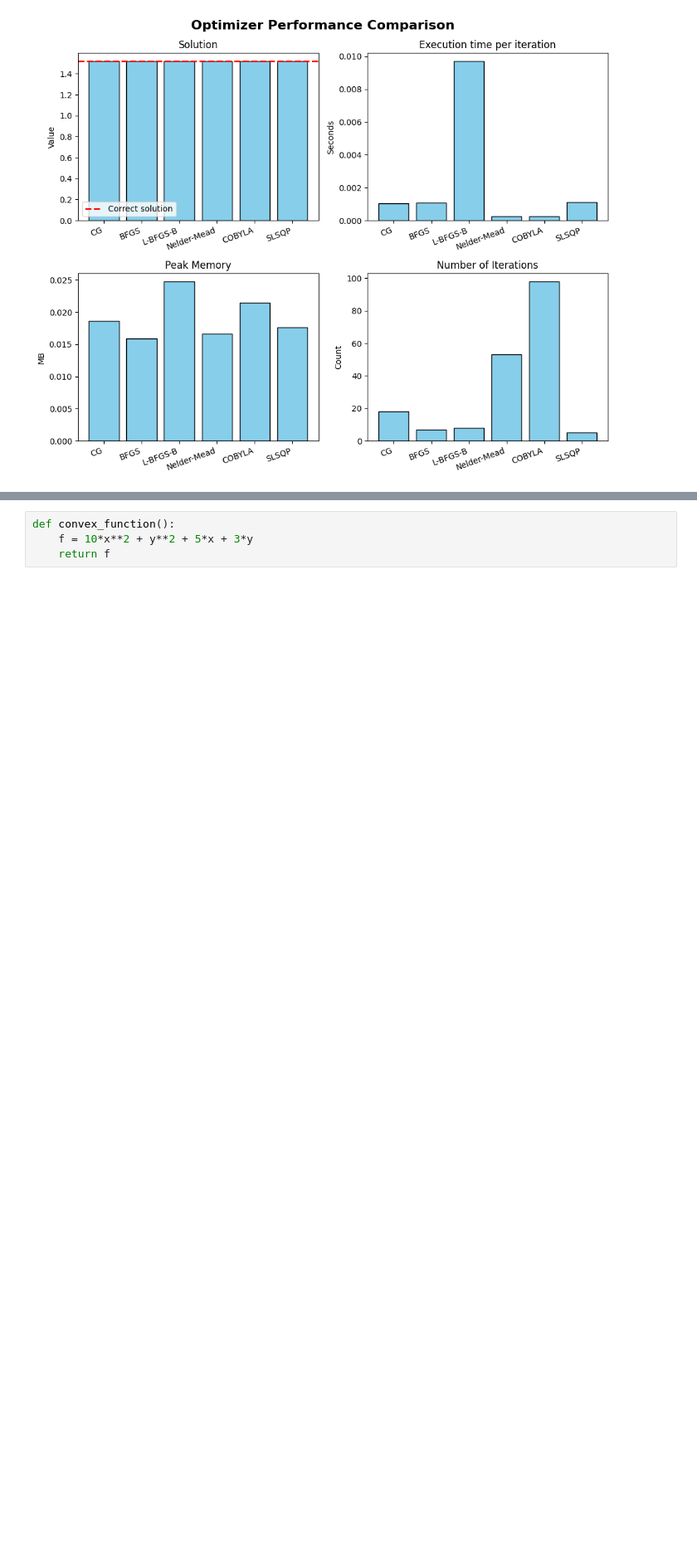
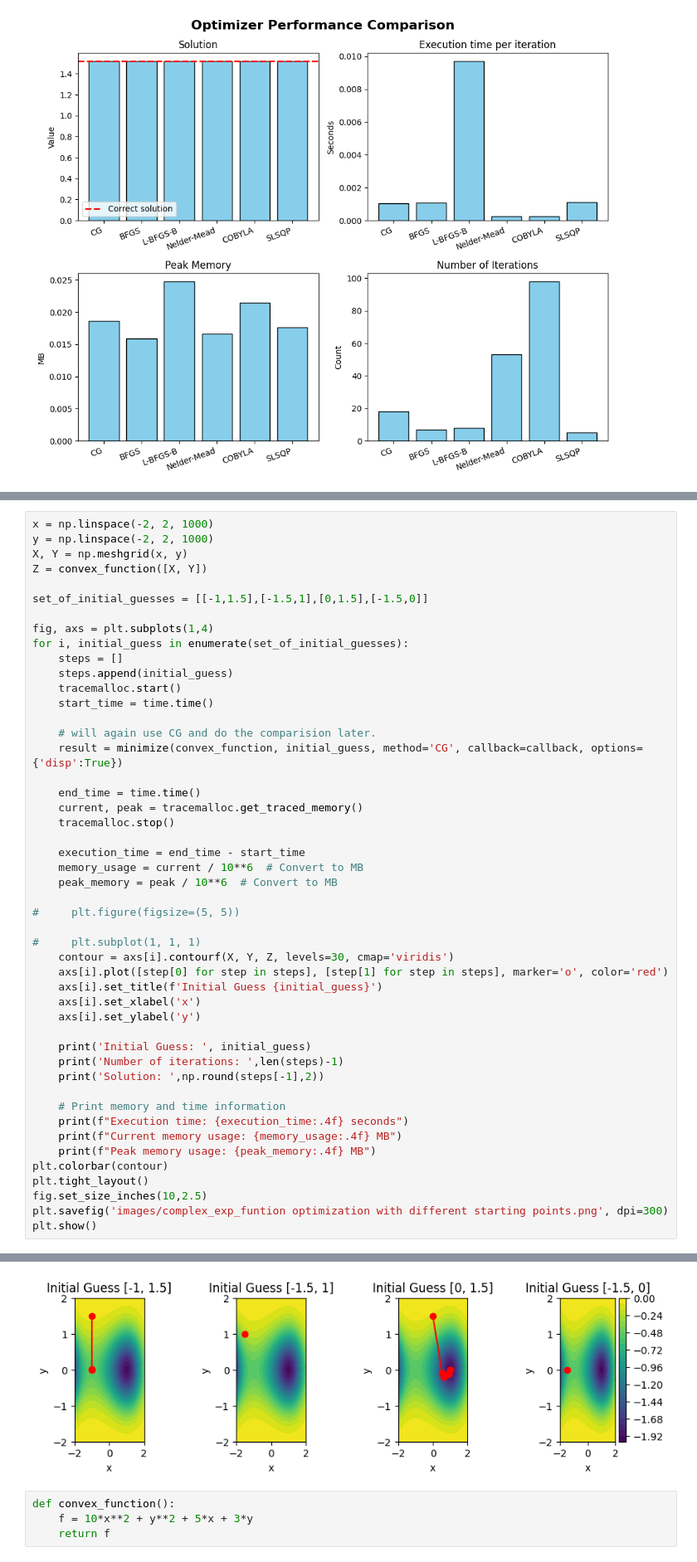
Before and after one commit to AkashHiregange/personal_projects, a Jupyter notebook: Optimization_algorithm_comparison/optimizers.ipynb, the cells around one changed output, grey strips where cells are left out. Shown at 83% size. Drawn from its saved outputs; the diff is of its cells as text; blank space fills up the shorter version.

Commit message:
Optimization tried with different starting point. For now, having some problem saving plots.

```diff
--- a/Optimization_algorithm_comparison/optimizers.ipynb
+++ b/Optimization_algorithm_comparison/optimizers.ipynb
@@ -396,0 +341,49 @@ Peak memory usage: 0.0210 MB
+# %%
+x = np.linspace(-2, 2, 1000)
+y = np.linspace(-2, 2, 1000)
+X, Y = np.meshgrid(x, y)
+Z = convex_function([X, Y])
+
+set_of_initial_guesses = [[-1,1.5],[-1.5,1],[0,1.5],[-1.5,0]]
+
+fig, axs = plt.subplots(1,4)
+for i, initial_guess in enumerate(set_of_initial_guesses):
+    steps = []
+    steps.append(initial_guess)
+    tracemalloc.start()
+    start_time = time.time()
+
+    # will again use CG and do the comparision later.
+    result = minimize(convex_function, initial_guess, method='CG', callback=callback, options={'disp':True})
+
+    end_time = time.time()
+    current, peak = tracemalloc.get_traced_memory()
+    tracemalloc.stop()
+
+    execution_time = end_time - start_time
+    memory_usage = current / 10**6  # Convert to MB
+    peak_memory = peak / 10**6  # Convert to MB
+
+#     plt.figure(figsize=(5, 5))
+
+#     plt.subplot(1, 1, 1)
+    contour = axs[i].contourf(X, Y, Z, levels=30, cmap='viridis')
+    axs[i].plot([step[0] for step in steps], [step[1] for step in steps], marker='o', color='red')
+    axs[i].set_title(f'Initial Guess {initial_guess}')
+    axs[i].set_xlabel('x')
+    axs[i].set_ylabel('y')
+
+    print('Initial Guess: ', initial_guess)
+    print('Number of iterations: ',len(steps)-1)
+    print('Solution: ',np.round(steps[-1],2))
+
+    # Print memory and time information
+    print(f"Execution time: {execution_time:.4f} seconds")
+    print(f"Current memory usage: {memory_usage:.4f} MB")
+    print(f"Peak memory usage: {peak_memory:.4f} MB")
+plt.colorbar(contour)
+plt.tight_layout()
+fig.set_size_inches(10,2.5)
+plt.savefig('images/complex_exp_funtion optimization with different starting points.png', dpi=300)
+plt.show()
+# %% [output]
@@ -397,3 +428,4 @@ Peak memory usage: 0.0210 MB
+[figure, added]
 # %%
 def convex_function():
     f = 10*x**2 + y**2 + 5*x + 3*y
```
Also changed, not shown: parts of 13 cells of this notebook, 1 other file.
